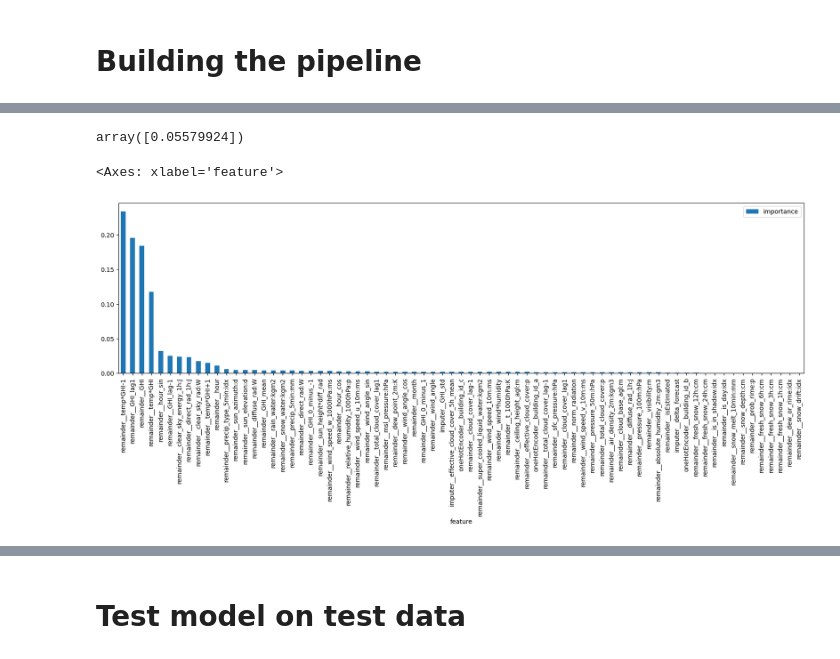
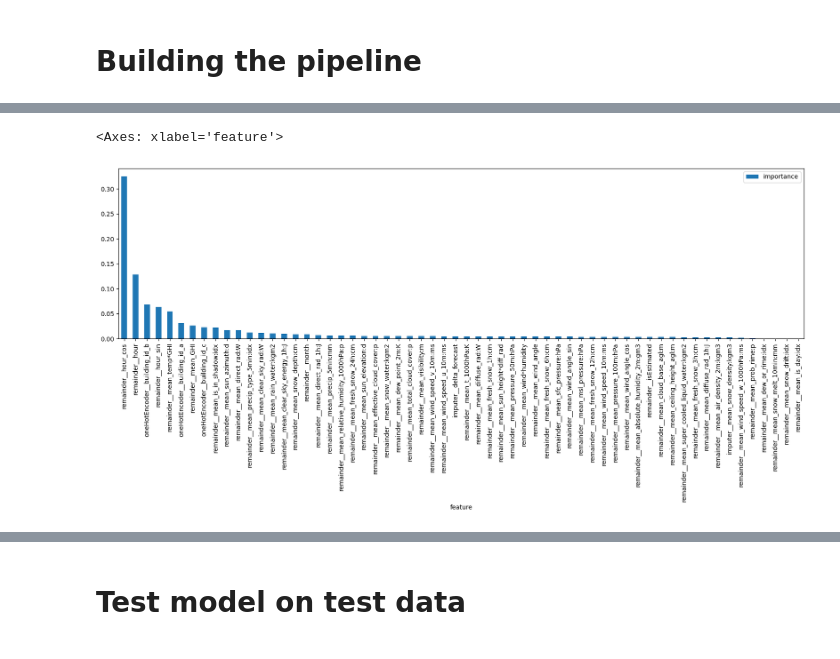
Before and after one commit to CristianoGambirasio/MLProjectNTNU, a Jupyter notebook: NOTEBOOK.ipynb, the cells around one changed output, grey strips where cells are left out. Saved outputs shown, nothing was run; the diff lists cells and outputs as text; code cells hidden in the pictures.

```diff
--- a/NOTEBOOK.ipynb
+++ b/NOTEBOOK.ipynb
@@ -371,12 +445,12 @@ for i in range(1,24):
 Xy = Xy[~zeroData_24h].reset_index(drop=True) # Solar Panels B and C have some 0 values for longer than 24h, also in summer
 # %%
 # low value analysis
-remove_idx_1 = (Xy['time'].between('2019-06-05 15:30:00', '2019-06-06 17:30:00')) & (Xy['building_id'] == 'a') # weird 0/low values
-remove_idx_2 = (Xy['time'].between('2020-05-13 01:30:00', '2020-05-13 12:30:00')) & (Xy['building_id'] == 'b') # probably to low values
-remove_idx_3 = (Xy['time'].between('2022-05-02 07:30:00', '2022-05-02 09:30:00')) & (Xy['building_id'] == 'b') # low/0 values
-remove_idx_4 = (Xy['time'].between('2022-05-02 11:30:00', '2022-05-02 12:30:00')) & (Xy['building_id'] == 'b') # low/0 values
-remove_idx_5 = (Xy['time'].between('2020-05-11 00:00:00', '2020-05-12 12:00:00')) & (Xy['building_id'] == 'c') # way too low production
-remove_idx_6 = (Xy['time'].between('2023-04-26 00:00:00', '2023-04-26 13:30:00')) & (Xy['building_id'] == 'c') # way too low production
+remove_idx_1 = (Xy['date_forecast'].between('2019-06-05 15:30:00', '2019-06-06 17:30:00')) & (Xy['building_id'] == 'a') # weird 0/low values
+remove_idx_2 = (Xy['date_forecast'].between('2020-05-13 01:30:00', '2020-05-13 12:30:00')) & (Xy['building_id'] == 'b') # probably to low values
+remove_idx_3 = (Xy['date_forecast'].between('2022-05-02 07:30:00', '2022-05-02 09:30:00')) & (Xy['building_id'] == 'b') # low/0 values
+remove_idx_4 = (Xy['date_forecast'].between('2022-05-02 11:30:00', '2022-05-02 12:30:00')) & (Xy['building_id'] == 'b') # low/0 values
+remove_idx_5 = (Xy['date_forecast'].between('2020-05-11 00:00:00', '2020-05-12 12:00:00')) & (Xy['building_id'] == 'c') # way too low production
+remove_idx_6 = (Xy['date_forecast'].between('2023-04-26 00:00:00', '2023-04-26 13:30:00')) & (Xy['building_id'] == 'c') # way too low production
 
 # snow analysis
 snow_remove_idx1 =  (Xy['date_forecast'].between('2020-03-28 00:00:00','2020-04-01 00:00:00')) & (Xy['building_id'] == 'c')
@@ -386,7 +460,7 @@ snow_remove_idx4 =  (Xy['date_forecast'].between('2021-04-09 00:00:00','2021-04-
 snow_remove_idx5 =  (Xy['date_forecast'].between('2022-04-01 00:00:00','2022-04-08 00:00:00'))
 snow_remove_idx6 =  (Xy['date_forecast'].between('2022-04-07 00:00:00','2022-04-13 00:00:00')) & (Xy['building_id'] == 'b')
 snow_remove_idx7 =  (Xy['date_forecast'].between('2023-04-01 00:00:00','2023-04-11 00:00:00')) & (Xy['building_id'] == 'c')
-snow_remove_idx_8 = (Xy['time'].between('2021-04-06 00:00:00', '2021-04-15 00:00:00')) & (Xy['building_id'] == 'c') # way too low production
+snow_remove_idx_8 = (Xy['date_forecast'].between('2021-04-06 00:00:00','2021-04-15 00:00:00')) & (Xy['building_id'] == 'c') # way too low production
 
 # spikes at negative sun elevation
 weird_val_night_idx_1 = Xy['date_forecast'].between('2022-11-25 15:30:00', '2022-11-25 18:30:00') & (Xy['building_id'] == 'b')
@@ -700,7 +724,7 @@ X_submission = X_submission.drop(drop_cols, axis=1, errors='ignore')
 # %%
 # automatically set types of columns for imputing and oneHotEncoding
 categorical_features = X_train.select_dtypes(include=['object']).columns.tolist()
-impute_features = X_train.loc[:, X.isna().any()].columns.tolist()
+impute_features = X_train.loc[:, X_train.isna().any()].columns.tolist()# + ['GHI_std']
 
 print(f"categorical_features: {categorical_features}")
 print(f"impute_features: {impute_features}")
@@ -815,7 +903,9 @@ xgb = xgboost.XGBRegressor(
     # reg_lambda=5,
     n_estimators=50,
     colsample_bytree=0.5,
+    # subsample=0.5,
     # min_child_weight=2,
+
 )
 
 lgbm = LGBMRegressor(
@@ -827,10 +917,20 @@ lgbm = LGBMRegressor(
     #reg_lambda = 7,
 )
 
+rdf = RandomForestRegressor(
+    random_state=42,
+    n_estimators=200,
+    # min_samples_split=50,
+    max_leaf_nodes = 100
+)
+
+svr = SVR(
+)
+
 catboost = CatBoostRegressor(
     cat_features = ['building_id'],
     iterations=800,
-    depth=13,
+    depth=16,
 )
 
 xgb_onehot = Pipeline(steps=[
@@ -845,13 +945,14 @@ lgbm_onehot = Pipeline(steps=[
     ('estimator', lgbm)
 ])
 
-stack = StackingRegressor(estimators=[('xgb',xgb_onehot),('lgbm',lgbm_onehot),('cat',catboost)], final_estimator= LinearRegression())
+vote = VotingRegressor(estimators=[('xgb',xgb_onehot),('lgbm',lgbm_onehot),('cat',catboost)])
 
 # build the pipeline
 pipeline = Pipeline(steps=[
-    #('columnTransformer', columnTransformer),
+    ('columnTransformer', columnTransformer),
+    #('standardizer', StandardScaler()),
     ('statusSaver', StatusSaver()),
-    ('estimator', stack)
+    ('estimator', xgb)
 ])
 
 
@@ -862,15 +963,17 @@ m1_BayesCV = BayesSearchCV(
 
 
 m1_GridCV = GridSearchCV(
-    pipeline, parameters_grid_lgbm, scoring=scoring, cv=ps, error_score='raise', n_jobs=-1, verbose=2, refit='MAE')
+    pipeline, parameters_grid_xgb, scoring=scoring, cv=ps, error_score='raise', n_jobs=-1, verbose=2, refit='MAE') # 'MAE'
 
 # switch between BayesCV and GridCV
 m1_CV = m1_GridCV
 
 # fit the estimator on the data
-#m1_CV.fit(X_o, y_o)
 m1_CV.fit(X_train, y_train)
+
+# vote.fit(X_train, y_train)
 
 # get best model
 m1 = m1_CV.best_estimator_
+# m1 = vote
 # %% [output]
@@ -908,18 +1027,14 @@ plt.xticks(rotation=45);
-# %%
-m1_CV.cv_results_['mean_test_MAE']*-1
-# %% [output]
-array([0.05579924])
 # %%
 #f_names = m1[:-1].get_feature_names_in()
 f_names = X_train.columns.tolist()
 f_names = m1.steps[-3][1].get_feature_names_out()
 f_importances = m1.steps[-1][1].feature_importances_
 
 f_importances_df = pd.DataFrame({'feature': f_names, 'importance': f_importances})
 
-f_importances_df = f_importances_df.sort_values(by='importance', ascending=False)
+f_importances_df = f_importances_df.sort_values(by='importance', ascending=False)[0:100]
 
 f_importances_df.plot.bar(x='feature', y='importance', figsize=(20, 5))
 # %% [output]
 <Axes: xlabel='feature'>
-[figure, old version]
+[figure, new version]
```
Also changed, not shown: parts of 74 cells of this notebook, 34 other files.
